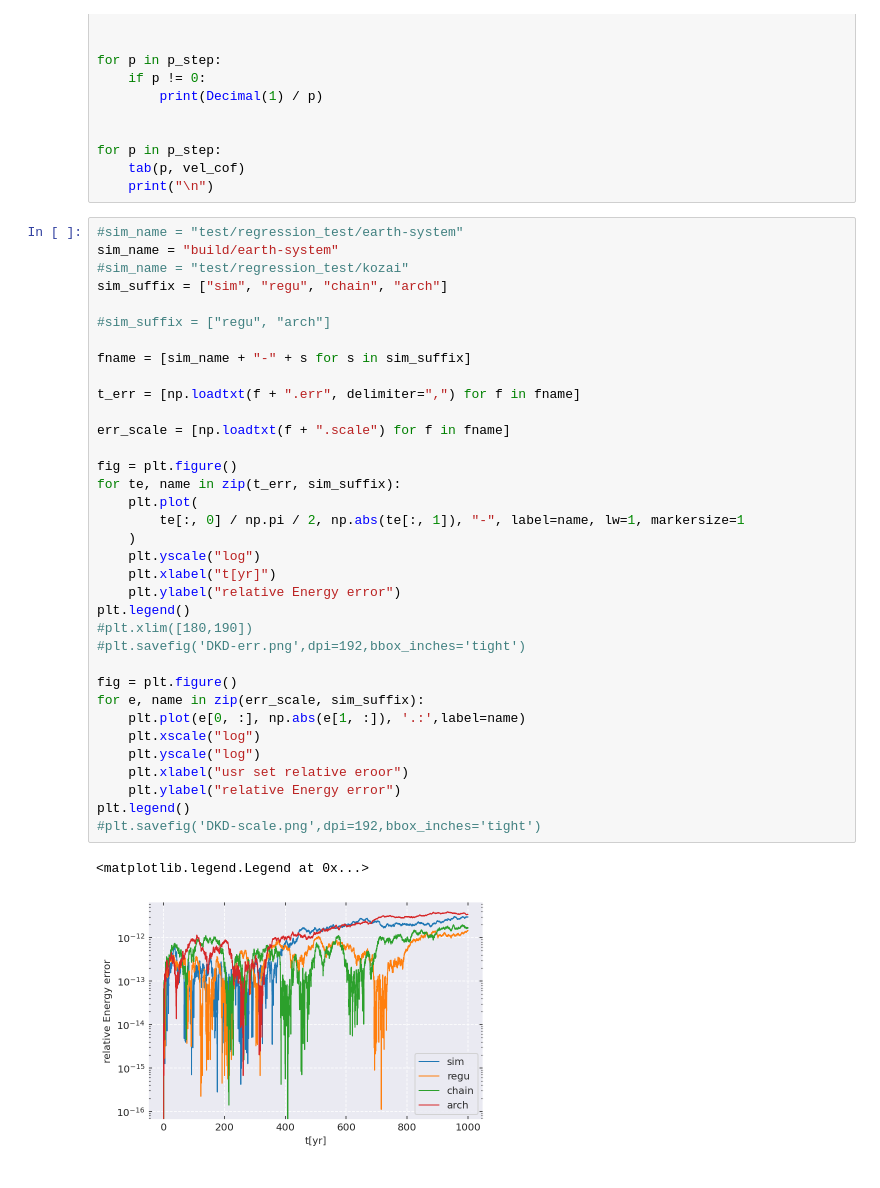
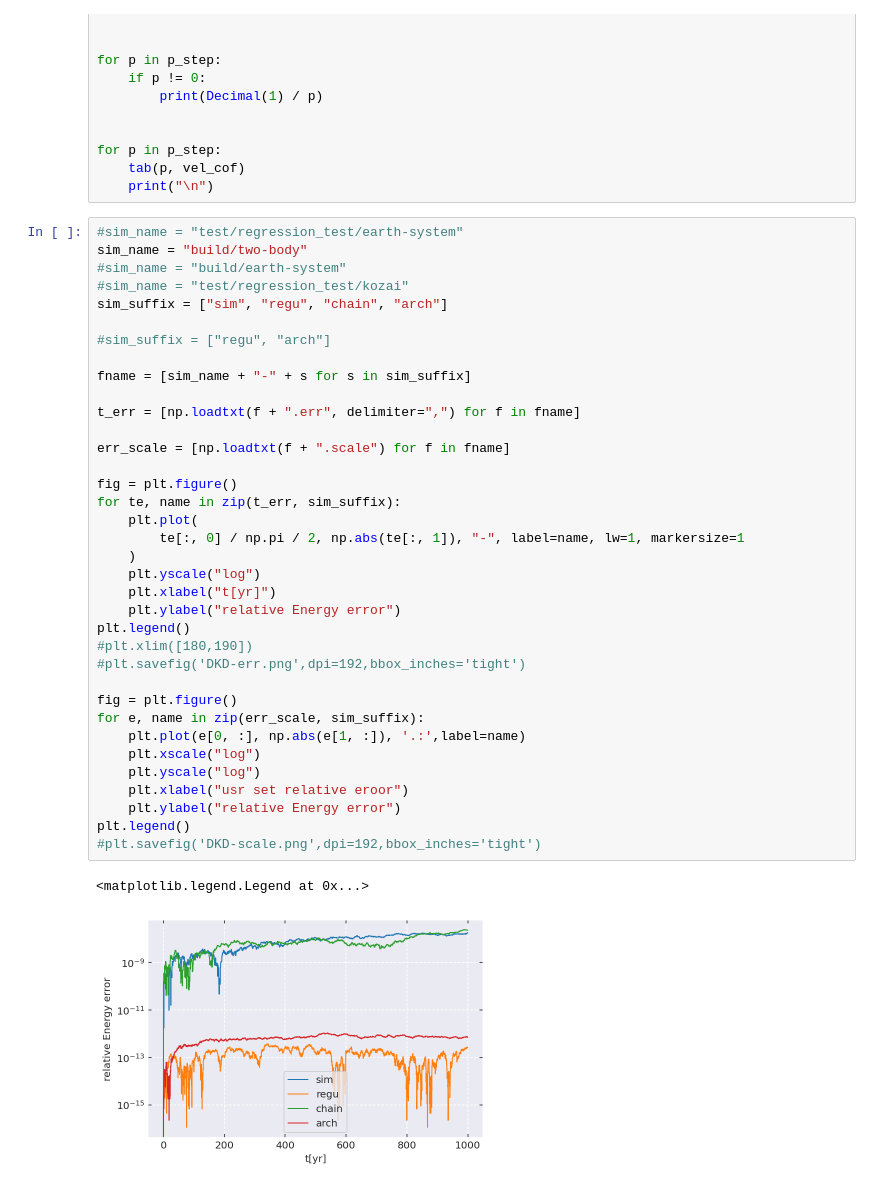
Before and after one commit to YihanWangAstro/SpaceHub, a Jupyter notebook: draw.ipynb, the cells around one changed output. Cells and saved outputs as stored; diff of their text form.

```diff
--- a/draw.ipynb
+++ b/draw.ipynb
@@ -186,7 +186,8 @@ for p in p_step:
     print("\n")
 # %%
 #sim_name = "test/regression_test/earth-system"
-sim_name = "build/earth-system"
+sim_name = "build/two-body"
+#sim_name = "build/earth-system"
 #sim_name = "test/regression_test/kozai"
 sim_suffix = ["sim", "regu", "chain", "arch"]
 
@@ -194,31 +195,31 @@ sim_suffix = ["sim", "regu", "chain", "arch"]
 
 fname = [sim_name + "-" + s for s in sim_suffix]
 
 t_err = [np.loadtxt(f + ".err", delimiter=",") for f in fname]
 
 err_scale = [np.loadtxt(f + ".scale") for f in fname]
 
 fig = plt.figure()
 for te, name in zip(t_err, sim_suffix):
     plt.plot(
         te[:, 0] / np.pi / 2, np.abs(te[:, 1]), "-", label=name, lw=1, markersize=1
     )
     plt.yscale("log")
     plt.xlabel("t[yr]")
     plt.ylabel("relative Energy error")
 plt.legend()
 #plt.xlim([180,190])
 #plt.savefig('DKD-err.png',dpi=192,bbox_inches='tight')
 
 fig = plt.figure()
 for e, name in zip(err_scale, sim_suffix):
     plt.plot(e[0, :], np.abs(e[1, :]), '.:',label=name)
     plt.xscale("log")
     plt.yscale("log")
     plt.xlabel("usr set relative eroor")
     plt.ylabel("relative Energy error")
 plt.legend()
 #plt.savefig('DKD-scale.png',dpi=192,bbox_inches='tight')
 # %% [output]
 <matplotlib.legend.Legend at 0x...>
-[figure, old version]
+[figure, new version]
```
Also changed, not shown: parts of 1 cell of this notebook, 18 other files.
